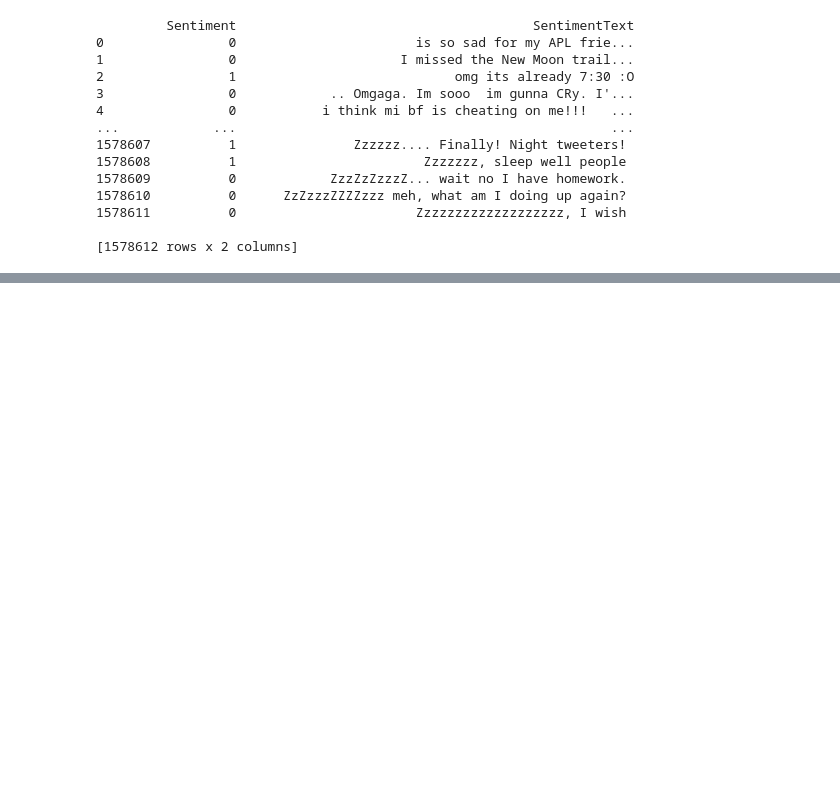
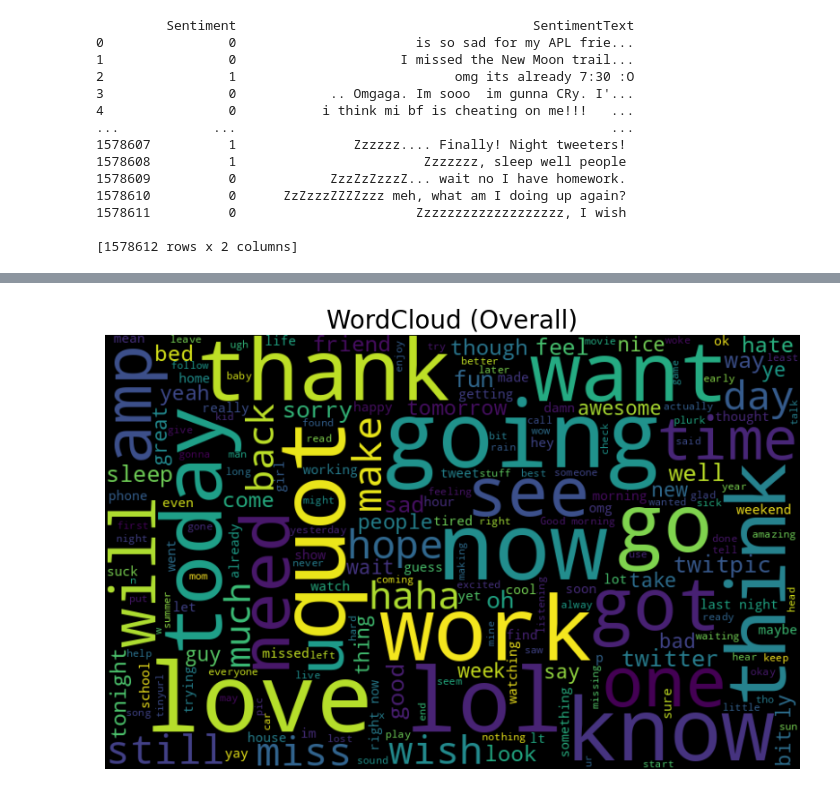
Before and after one commit to ananyac9/EmoSense, a Jupyter notebook: EmoSense_W1.ipynb, the cells around one changed output, grey strips where cells are left out. Cells and saved outputs as stored; diff of their text form; code cells hidden in the pictures; blank space fills up the shorter version.

```diff
--- a/EmoSense_W1.ipynb
+++ b/EmoSense_W1.ipynb
@@ -129,0 +99,6 @@ TypeError: ignored
+# %%
+def remove_stopwords(text):
+  output=[i for i in text if i not in stopwords]
+  return output
+# %%
+df['no_stopwords']=df['tokenized'].apply(lambda x: remove_stopwords(x))
@@ -129,0 +121,7 @@ TypeError: ignored
+# %%
+stemmer = ps()
+def stem(text):
+  stemmed_text = [stemmer.stem(word) for word in text]
+  return stemmed_text
+df['stemmed']=df['no_stopwords'].apply(lambda x: stem(x))
+df
@@ -129,0 +142,9 @@ TypeError: ignored
+# %%
+import nltk
+nltk.download('wordnet')
+lemmatizer = WordNetLemmatizer()
+def lemmatize(text):
+  lemmatized_text = [lemmatizer.lemmatize(word) for word in text]
+  return lemmatized_text
+df['lemmatized']=df['stemmed'].apply(lambda x: lemmatize(x))
+df
@@ -129,0 +167,15 @@ TypeError: ignored
+# %%
+from wordcloud import WordCloud
+import matplotlib.pyplot as plt
+
+
+overall_words =' '.join([text for text in df['SentimentText']])
+
+wordcloud = WordCloud(width=800, height=500, random_state = 0, max_font_size = 110).generate(overall_words)
+plt.figure(figsize=(10, 7))
+plt.imshow(wordcloud, interpolation="bilinear")
+plt.axis('off')
+plt.title("WordCloud (Overall)", fontsize = 20)
+plt.show()
+# %% [output]
+[figure, added]
```
Also changed, not shown: parts of 21 cells of this notebook.
